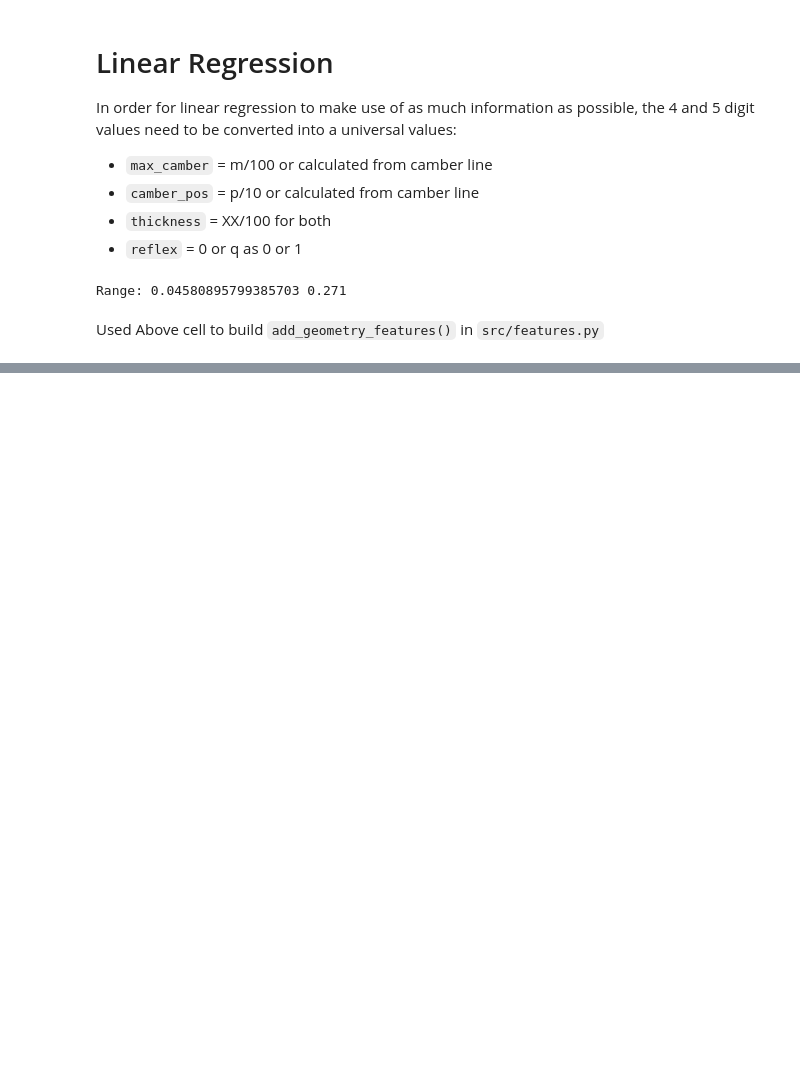
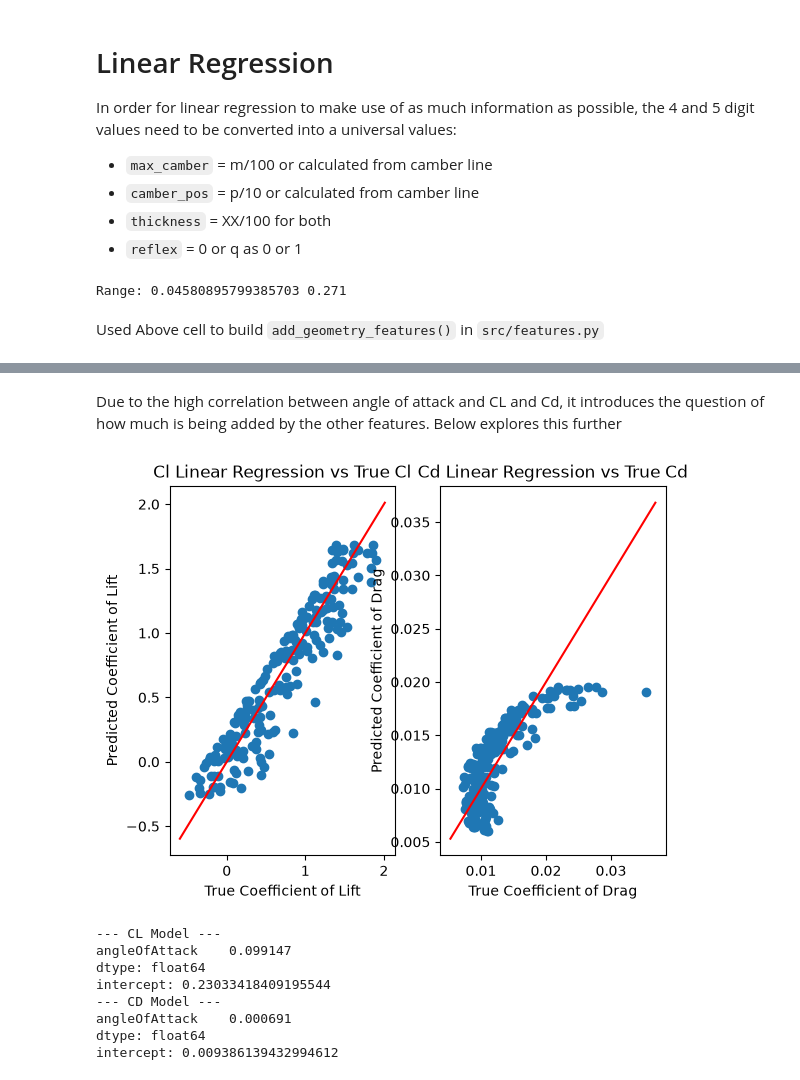
Before and after one commit to Will-Bonnett/airfoil-surrogate, a Jupyter notebook: notebooks/02_baseline.ipynb, the cells around one changed output, grey strips where cells are left out. Cells and saved outputs as stored; diff of their text form; code cells hidden in the pictures; blank space fills up the shorter version.

```diff
--- a/notebooks/02_baseline.ipynb
+++ b/notebooks/02_baseline.ipynb
@@ -215,0 +326,10 @@ df.describe()
+# %%
+## Add results to table
+# Scoreing the prediction
+cl_mae, cl_rmse, cl_r2 = evaluate(test_df["cl"],cl_y_pred)
+cd_mae, cd_rmse, cd_r2 = evaluate(test_df["cd"],cd_y_pred)
+
+# add to the results
+results["linear_regression"] = {"cl_mae":cl_mae,"cl_rmse":cl_rmse,"cl_r2":cl_r2,"cd_mae":cd_mae,"cd_rmse":cd_rmse,"cd_r2":cd_r2}
+
+print(pd.DataFrame(results))
@@ -215,0 +344,70 @@ df.describe()
+# %% [markdown]
+Due to the high correlation between angle of attack and CL and Cd, it introduces the question of how much is being added by the other features. Below explores this further
+# %%
+# Building linear regression models on only angle of attack
+fig, ax = plt.subplots(1,2)
+
+FEATURES = ["angleOfAttack"]
+
+# Create X datasets
+x_train = train_df[FEATURES]
+x_test = test_df[FEATURES]
+
+# Cl model
+cl_aoa_model = LinearRegression()
+cl_aoa_model.fit(x_train, y_train["cl"])
+cl_y_pred = cl_aoa_model.predict(x_test)
+
+# Cd model
+cd_aoa_model = LinearRegression()
+cd_aoa_model.fit(x_train, y_train["cd"])
+cd_y_pred = cd_aoa_model.predict(x_test)
+
+# Plot graphs of it
+ax[0].scatter(y_test["cl"],cl_y_pred)
+ax[1].scatter(y_test["cd"],cd_y_pred)
+
+# plot y=x as ideal line
+lims = [np.min([ax[0].get_xlim(),ax[0].get_ylim()]),np.max([ax[0].get_xlim(),ax[0].get_ylim()])]
+ax[0].plot(lims, lims,c="red")
+lims = [np.min([ax[1].get_xlim(),ax[1].get_ylim()]),np.max([ax[1].get_xlim(),ax[1].get_ylim()])]
+ax[1].plot(lims, lims,c="red")
+
+# Set titles
+ax[0].set_title("Cl Linear Regression vs True Cl")
+ax[0].set_ylabel("Predicted Coefficient of Lift")
+ax[0].set_xlabel("True Coefficient of Lift")
+
+ax[1].set_title("Cd Linear Regression vs True Cd")
+ax[1].set_ylabel("Predicted Coefficient of Drag")
+ax[1].set_xlabel("True Coefficient of Drag")
+
+# Add results to table
+# Scoreing the prediction
+cl_mae, cl_rmse, cl_r2 = evaluate(test_df["cl"],cl_y_pred)
+cd_mae, cd_rmse, cd_r2 = evaluate(test_df["cd"],cd_y_pred)
+
+# add to the results
+results["linear_regression (aoa)"] = {"cl_mae":cl_mae,"cl_rmse":cl_rmse,"cl_r2":cl_r2,"cd_mae":cd_mae,"cd_rmse":cd_rmse,"cd_r2":cd_r2}
+
+plt.show()
+# print Coefficients
+print("--- CL Model ---")
+coefs = pd.Series(cl_aoa_model.coef_, index=cl_aoa_model.feature_names_in_)
+print(coefs)
+print("intercept:", cl_aoa_model.intercept_)
+
+print("--- CD Model ---")
+coefs = pd.Series(cd_aoa_model.coef_, index=cd_aoa_model.feature_names_in_)
+print(coefs)
+print("intercept:", cd_aoa_model.intercept_)
+# %% [output]
+[figure, added]
+--- CL Model ---
+angleOfAttack    0.099147
+dtype: float64
+intercept: 0.23033418409195544
+--- CD Model ---
+angleOfAttack    0.000691
+dtype: float64
+intercept: 0.009386139432994612
```
Also changed, not shown: parts of 10 cells of this notebook.
